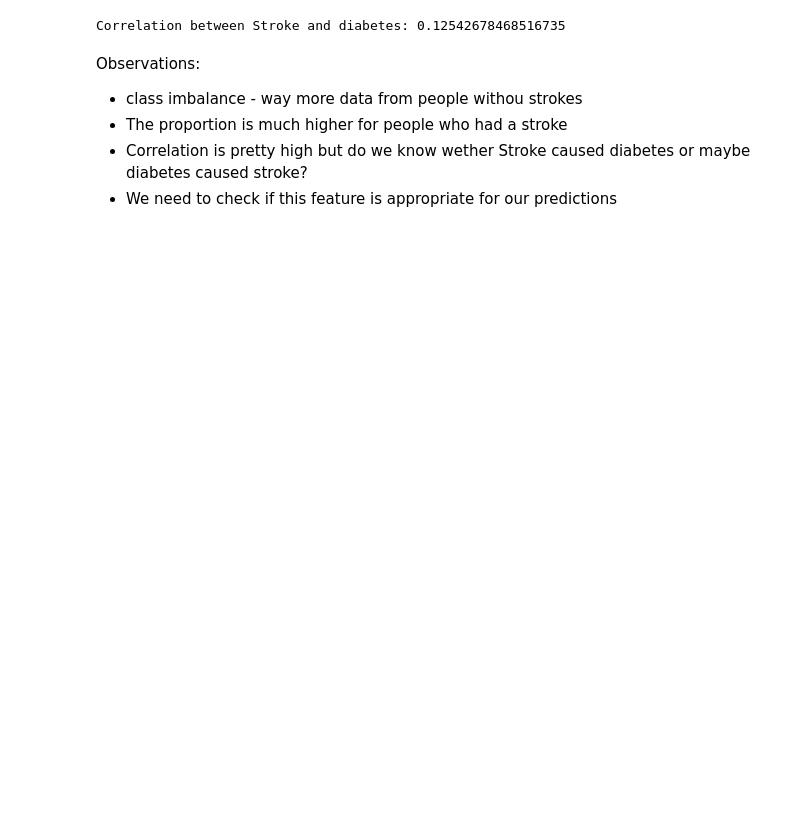
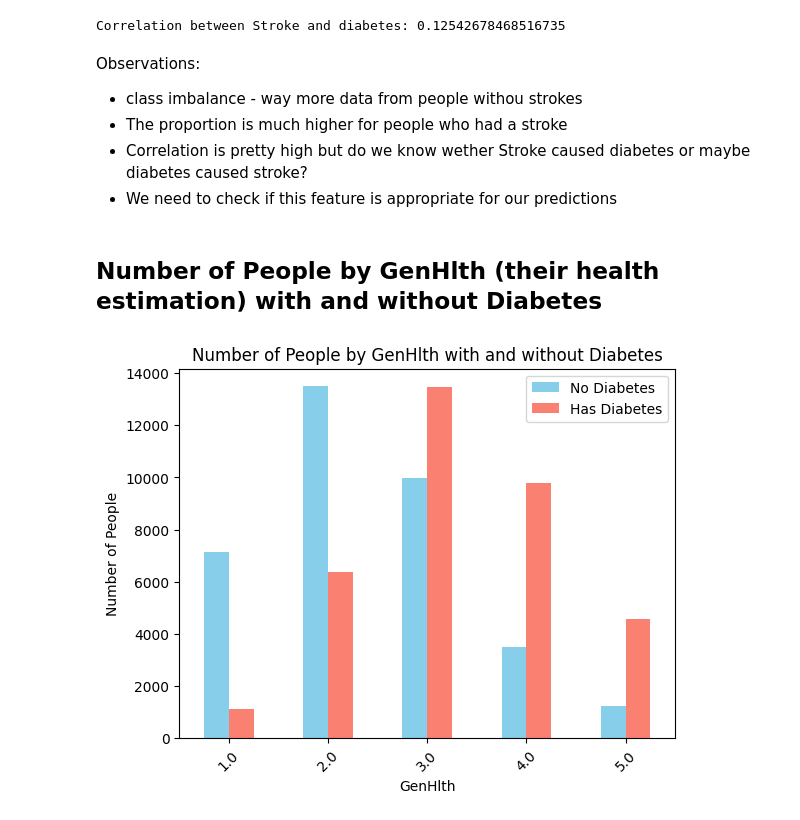
Before and after one commit to nazaribih/ML_intro, a Jupyter notebook: ppproject.ipynb, the cells around one changed output. Drawn from its saved outputs; the diff is of its cells as text; code cells hidden in the pictures; blank space fills up the shorter version.

```diff
--- a/ppproject.ipynb
+++ b/ppproject.ipynb
@@ -213,3 +228,24 @@ Observations:
 * The proportion is much higher for people who had a stroke
 * Correlation is pretty high but do we know wether Stroke caused diabetes or maybe diabetes caused stroke?
 * We need to check if this feature is appropriate for our predictions
+# %% [markdown]
+## Number of People by GenHlth (their health estimation) with and without Diabetes
+# %%
+# To analyze GenHlth, PhysHlth, DiffWalk, and Age vs. Diabetes_binary
+
+# GenHlth: 1 - 5:
+# 1 - excelent, 5 - poor
+
+count_df = df_50_50.groupby(['GenHlth', 'Diabetes_binary']).size().unstack(fill_value=0)
+
+# Plotting
+count_df.plot(kind='bar', stacked=False, color=['skyblue', 'salmon'])
+plt.title('Number of People by GenHlth with and without Diabetes')
+plt.xlabel('GenHlth')
+plt.ylabel('Number of People')
+plt.xticks(rotation=45)
+plt.legend(['No Diabetes', 'Has Diabetes'])
+
+plt.show()
+# %% [output]
+[figure, added]
```
Also changed, not shown: parts of 22 cells of this notebook.
